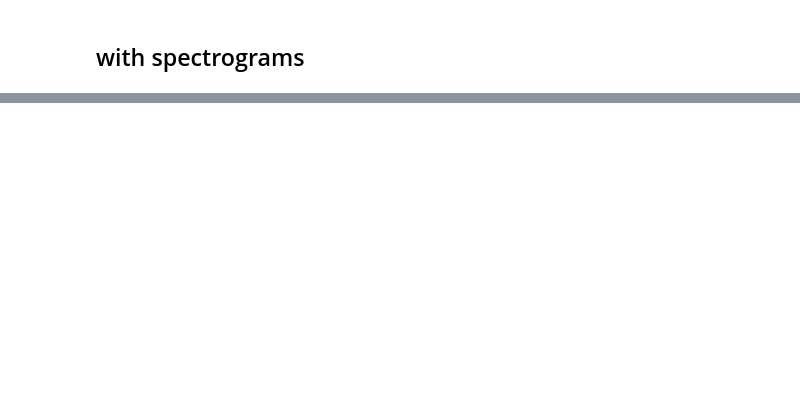
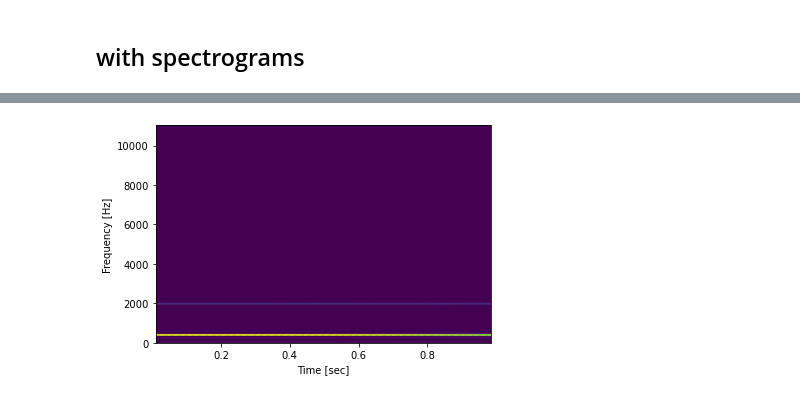
Before and after one commit to Tompolompo/DJ-GAN, a Jupyter notebook: notebook.ipynb, the cells around one changed output, grey strips where cells are left out. Drawn from its saved outputs; the diff is of its cells as text; code cells hidden in the pictures; blank space fills up the shorter version.

```diff
--- a/notebook.ipynb
+++ b/notebook.ipynb
@@ -492,12 +550,14 @@ IPython.display.Audio(x, rate=sr, autoplay=True)
 # %%
 fs = sr
 # %%
-freq, time, Sxx = signal.spectrogram(x, fs, nperseg=5000)
+freq, time, Sxx = signal.spectrogram(x, fs, nperseg=500)
 plt.pcolormesh(time, freq, Sxx, shading='gouraud')
 plt.ylabel('Frequency [Hz]')
 plt.xlabel('Time [sec]')
-plt.ylim([f[1], f[-1]])
-plt.yscale('log')
+#plt.ylim([f[1], f[-1]])
+#plt.yscale('log')
 plt.show()
+# %% [output]
+[figure, added]
 # %%
 Sxx.shape
```
Also changed, not shown: parts of 56 cells of this notebook, 3 other files.
